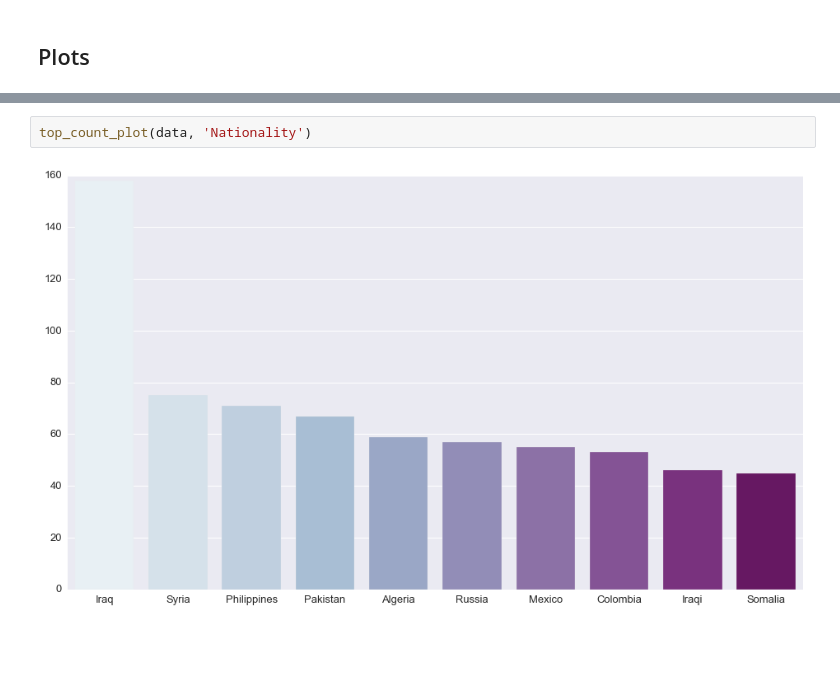
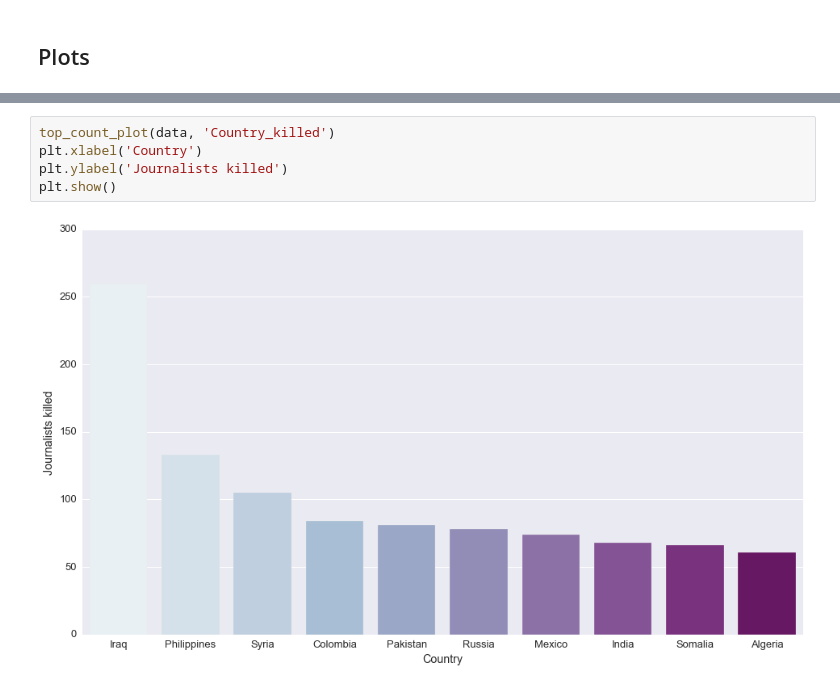
Before and after one commit to re9ulus/data_science_snippets, a Jupyter notebook: eda/Journalist_EDA.ipynb, the cells around one changed output, grey strips where cells are left out. Saved outputs shown, nothing was run; the diff lists cells and outputs as text; blank space fills up the shorter version.

```diff
--- a/eda/Journalist_EDA.ipynb
+++ b/eda/Journalist_EDA.ipynb
@@ -88,4 +84,7 @@ top_count_plot(data, 'Country_killed')
-# %%
-top_count_plot(data, 'Nationality')
-# %% [output]
-[figure, removed]
+# %%
+top_count_plot(data, 'Country_killed')
+plt.xlabel('Country')
+plt.ylabel('Journalists killed')
+plt.show()
+# %% [output]
+[figure, added]
```
Also changed, not shown: parts of 7 cells of this notebook.
